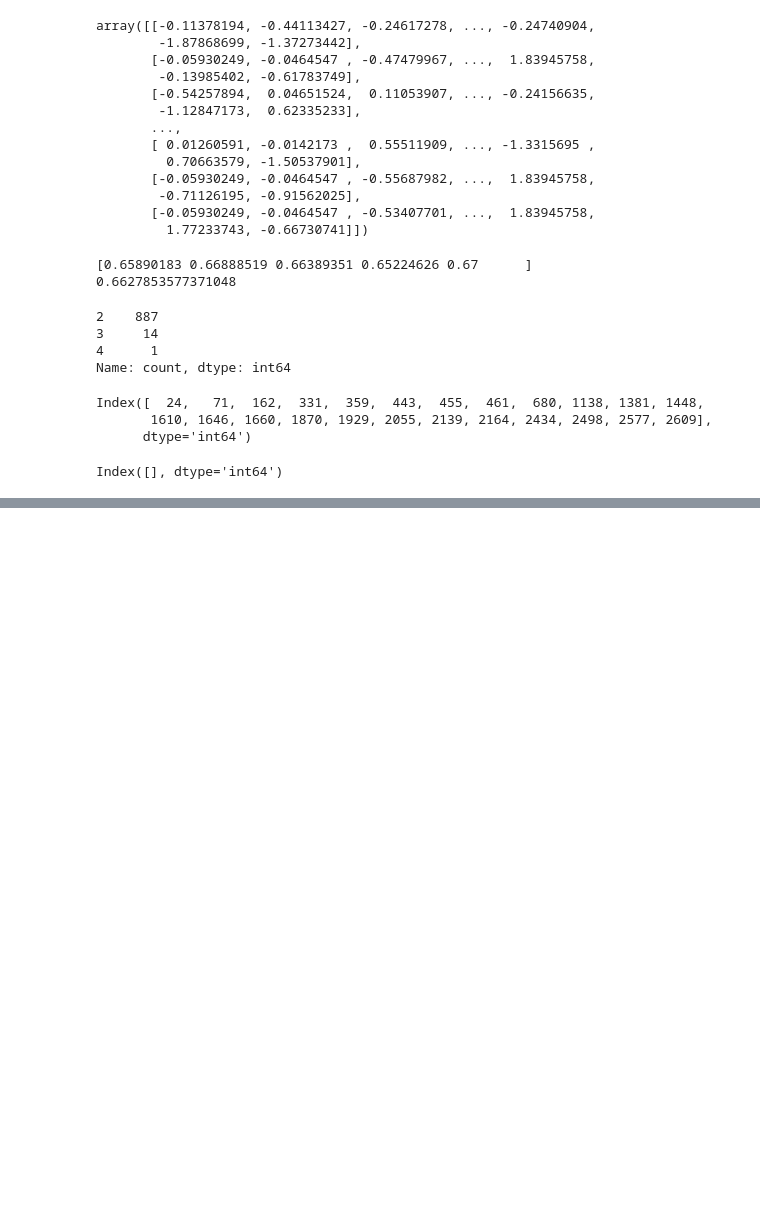
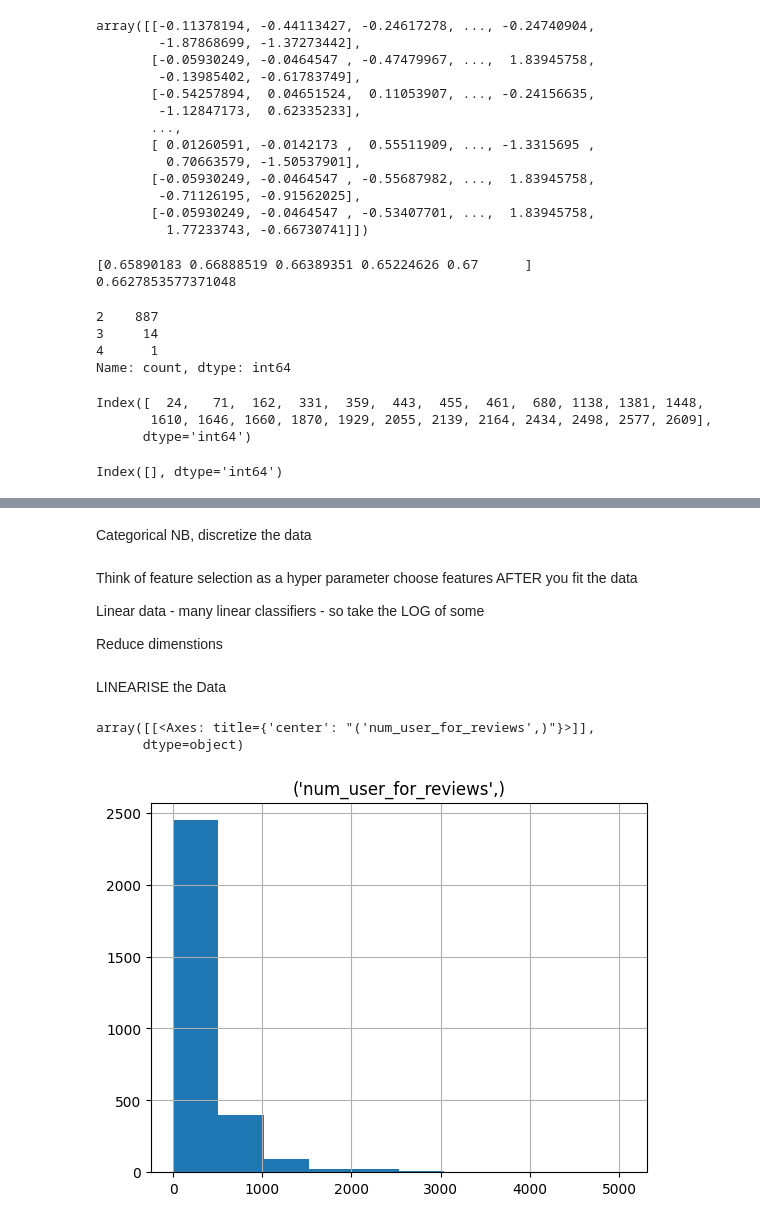
Before and after one commit to mlwelsch/ML_P2, a Jupyter notebook: project_data/project2_new_data.ipynb, the cells around one changed output, grey strips where cells are left out. Drawn from its saved outputs; the diff is of its cells as text; code cells hidden in the pictures; blank space fills up the shorter version.

```diff
--- a/project_data/project2_new_data.ipynb
+++ b/project_data/project2_new_data.ipynb
@@ -930,0 +958,11 @@ Index([], dtype='int64')
+# %% [markdown]
+Categorical NB, discretize the data
+# %% [markdown]
+Think of feature selection as a hyper parameter
+choose features AFTER you fit the data
+
+Linear data - many linear classifiers - so take the LOG of some
+
+Reduce dimenstions
+# %% [markdown]
+LINEARISE the Data
@@ -930,0 +971,6 @@ Index([], dtype='int64')
+# %%
+train_X['num_user_for_reviews'].hist()
+# %% [output]
+array([[<Axes: title={'center': "('num_user_for_reviews',)"}>]],
+      dtype=object)
+[figure, added]
```
Also changed, not shown: parts of 24 cells of this notebook, 6 other files.
